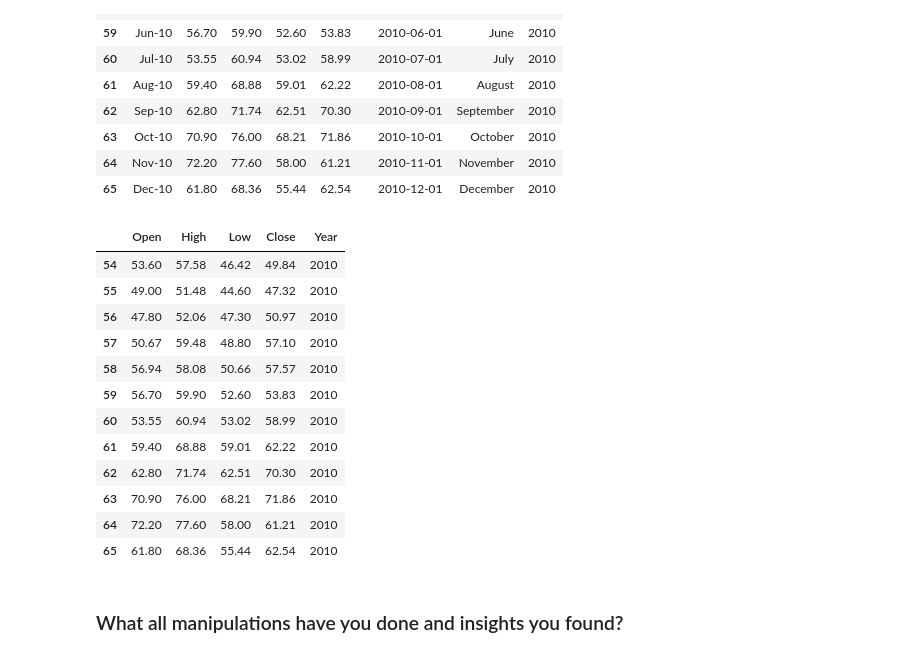
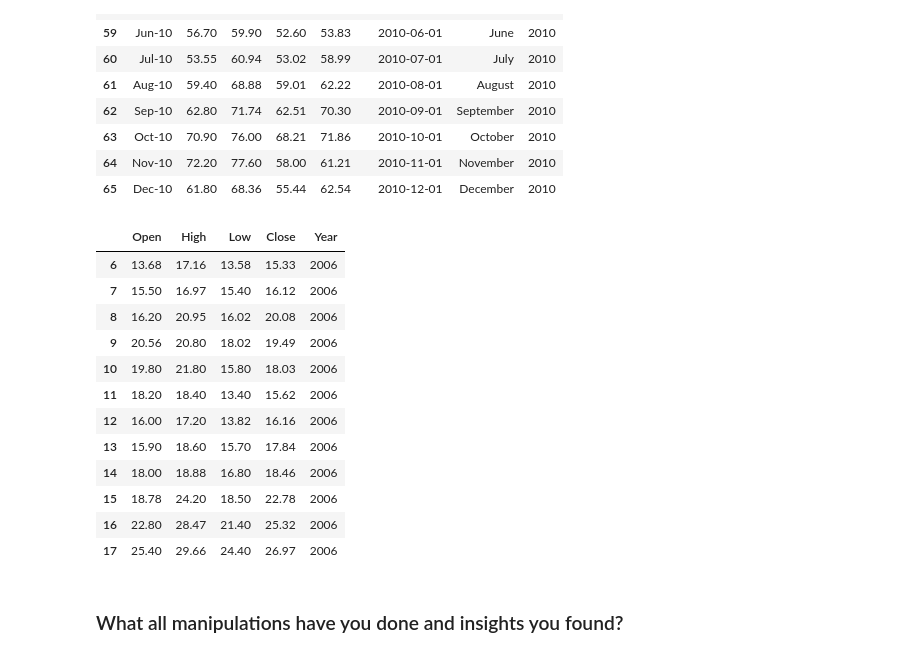
Before and after one commit to Vikas-Kumar05/Yes_Bank_Stock_Closing_price_Prediction, a Jupyter notebook: Yes_Bank_stock_closing_price_prediction_Regression.ipynb, the cells around one changed output. Cells and saved outputs as stored; diff of their text form; code cells hidden in the pictures.

```diff
--- a/Yes_Bank_stock_closing_price_prediction_Regression.ipynb
+++ b/Yes_Bank_stock_closing_price_prediction_Regression.ipynb
@@ -455,23 +550,23 @@ bank_dataset_2010
 # %%
 # If we want to take specific column like open, high,low,close,year
 df_bank_data = bank_dataset[['Open','High','Low','Close','Year']]
-bank_dataset_2010= df_bank_data[df_bank_data.Year== '2010']
+bank_dataset_2006= df_bank_data[df_bank_data.Year== '2006']
 
-bank_dataset_2010
+bank_dataset_2006
 # %% [output]
 |  | Open | High | Low | Close | Year |
-| 54 | 53.60 | 57.58 | 46.42 | 49.84 | 2010 |
-| 55 | 49.00 | 51.48 | 44.60 | 47.32 | 2010 |
-| 56 | 47.80 | 52.06 | 47.30 | 50.97 | 2010 |
-| 57 | 50.67 | 59.48 | 48.80 | 57.10 | 2010 |
-| 58 | 56.94 | 58.08 | 50.66 | 57.57 | 2010 |
-| 59 | 56.70 | 59.90 | 52.60 | 53.83 | 2010 |
-| 60 | 53.55 | 60.94 | 53.02 | 58.99 | 2010 |
-| 61 | 59.40 | 68.88 | 59.01 | 62.22 | 2010 |
-| 62 | 62.80 | 71.74 | 62.51 | 70.30 | 2010 |
-| 63 | 70.90 | 76.00 | 68.21 | 71.86 | 2010 |
-| 64 | 72.20 | 77.60 | 58.00 | 61.21 | 2010 |
-| 65 | 61.80 | 68.36 | 55.44 | 62.54 | 2010 |
+| 6 | 13.68 | 17.16 | 13.58 | 15.33 | 2006 |
+| 7 | 15.50 | 16.97 | 15.40 | 16.12 | 2006 |
+| 8 | 16.20 | 20.95 | 16.02 | 20.08 | 2006 |
+| 9 | 20.56 | 20.80 | 18.02 | 19.49 | 2006 |
+| 10 | 19.80 | 21.80 | 15.80 | 18.03 | 2006 |
+| 11 | 18.20 | 18.40 | 13.40 | 15.62 | 2006 |
+| 12 | 16.00 | 17.20 | 13.82 | 16.16 | 2006 |
+| 13 | 15.90 | 18.60 | 15.70 | 17.84 | 2006 |
+| 14 | 18.00 | 18.88 | 16.80 | 18.46 | 2006 |
+| 15 | 18.78 | 24.20 | 18.50 | 22.78 | 2006 |
+| 16 | 22.80 | 28.47 | 21.40 | 25.32 | 2006 |
+| 17 | 25.40 | 29.66 | 24.40 | 26.97 | 2006 |
 # %% [markdown]
 ### What all manipulations have you done and insights you found?
 # %% [markdown]
```
Also changed, not shown: parts of 64 cells of this notebook.
